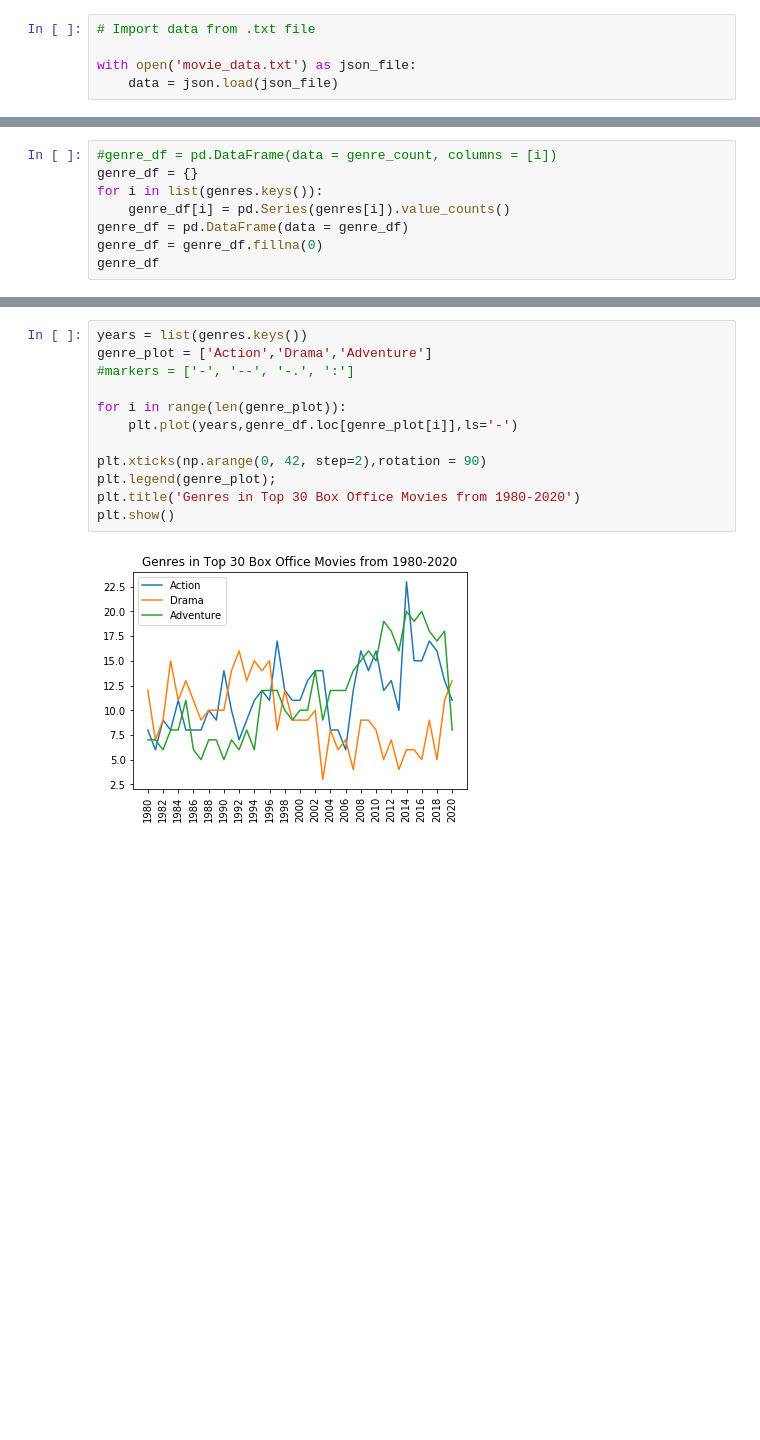
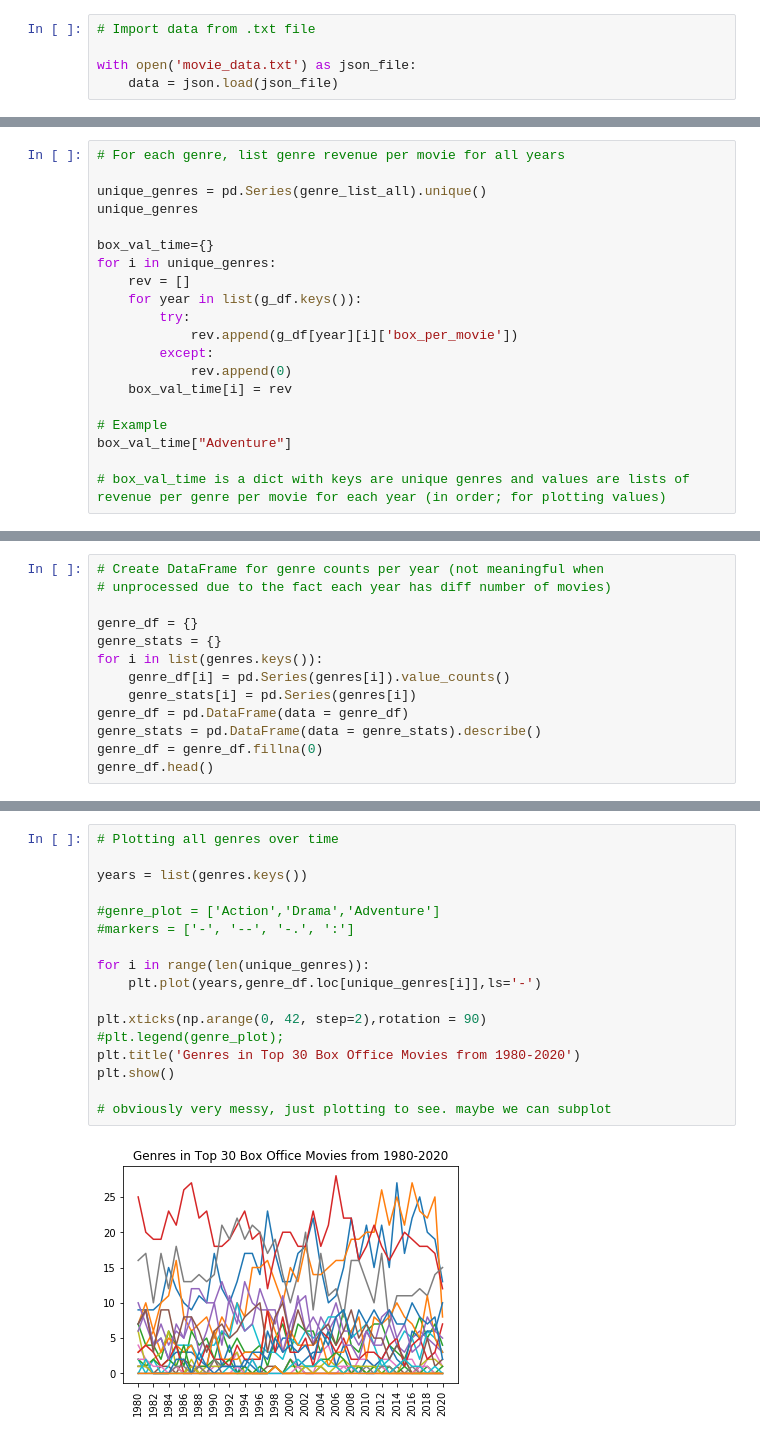
Before and after one commit to jackatopolis/apatosaurus_movies, a Jupyter notebook: Genre1.ipynb, the cells around one changed output, grey strips where cells are left out. Drawn from its saved outputs; the diff is of its cells as text; blank space fills up the shorter version.

Commit message:
Updated Genre info

```diff
--- a/Genre1.ipynb
+++ b/Genre1.ipynb
@@ -30,0 +82,20 @@ for year in list(data.keys()):
+# %%
+# For each genre, list genre revenue per movie for all years
+
+unique_genres = pd.Series(genre_list_all).unique()
+unique_genres
+
+box_val_time={}
+for i in unique_genres:
+    rev = []
+    for year in list(g_df.keys()):
+        try:
+            rev.append(g_df[year][i]['box_per_movie'])
+        except:
+            rev.append(0)
+    box_val_time[i] = rev
+
+# Example
+box_val_time["Adventure"]
+
+# box_val_time is a dict with keys are unique genres and values are lists of revenue per genre per movie for each year (in order; for plotting values)
@@ -31,10 +138,15 @@ for year in list(data.keys()):
 # %%
-#genre_df = pd.DataFrame(data = genre_count, columns = [i])
+# Create DataFrame for genre counts per year (not meaningful when
+# unprocessed due to the fact each year has diff number of movies)
+
 genre_df = {}
+genre_stats = {}
 for i in list(genres.keys()):
     genre_df[i] = pd.Series(genres[i]).value_counts()
+    genre_stats[i] = pd.Series(genres[i])
 genre_df = pd.DataFrame(data = genre_df)
+genre_stats = pd.DataFrame(data = genre_stats).describe()
 genre_df = genre_df.fillna(0)
-genre_df
+genre_df.head()
 # %% [output]
 |  | 1980 | 1981 | 1982 | 1983 | 1984 | 1985 | 1986 | 1987 | 1988 | 1989 | ... | ... |
@@ -58,15 +198,20 @@ genre_df
 # %%
+# Plotting all genres over time
+
 years = list(genres.keys())
-genre_plot = ['Action','Drama','Adventure']
+
+#genre_plot = ['Action','Drama','Adventure']
 #markers = ['-', '--', '-.', ':']
 
-for i in range(len(genre_plot)):
-    plt.plot(years,genre_df.loc[genre_plot[i]],ls='-')
+for i in range(len(unique_genres)):
+    plt.plot(years,genre_df.loc[unique_genres[i]],ls='-')
 
 plt.xticks(np.arange(0, 42, step=2),rotation = 90)
-plt.legend(genre_plot);
+#plt.legend(genre_plot);
 plt.title('Genres in Top 30 Box Office Movies from 1980-2020')
 plt.show()
+
+# obviously very messy, just plotting to see. maybe we can subplot
 # %% [output]
-[figure, old version]
+[figure, new version]
 # %%
```
Also changed, not shown: parts of 10 cells of this notebook.
